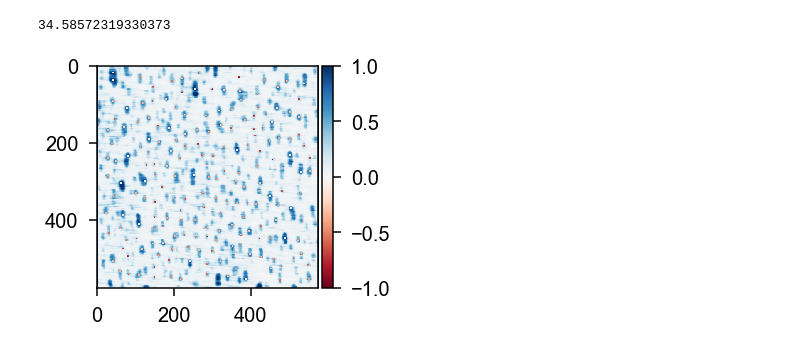
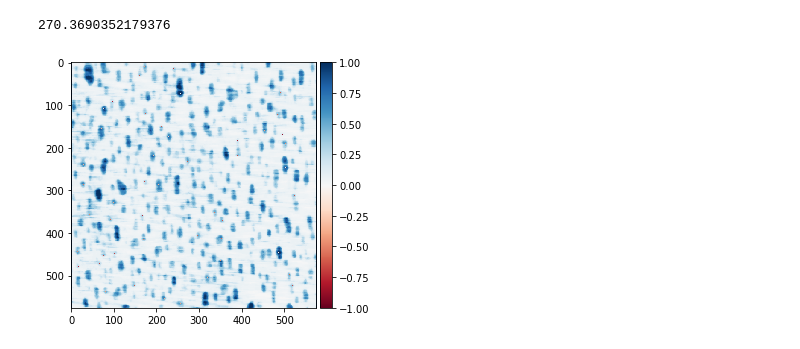
Before and after one commit to cmelab/QD-Paper-RDF, a Jupyter notebook: analyze-404.ipynb, the cells around one changed output. Drawn from its saved outputs; the diff is of its cells as text; code cells hidden in the pictures.

```diff
--- a/analyze-404.ipynb
+++ b/analyze-404.ipynb
@@ -20,12 +23,13 @@ rdfs.append(plot_rdf(dots,L,plot=True)[1])
 # %%
-L=.5
-dots=get_dots2("404/0.5b.tif",compare=True, microns =L,size=5, spacing=15)
+L=5
+R=[]
+dots=get_dots(data_path+"404/0.5b.tif",compare=True,microns=L,size=5, spacing=10)
 b=1/np.sqrt(len(dots)/(L*1000*1000*L))
 print(b)
 R.append(b)
 # %% [output]
-34.58572319330373
+270.3690352179376
-[figure, old version]
+[figure, new version]
 # %%
 rdfs.append(plot_rdf(dots,L,plot=True)[1])
 # %% [output]
```
Also changed, not shown: parts of 11 cells of this notebook, 2 other files.
